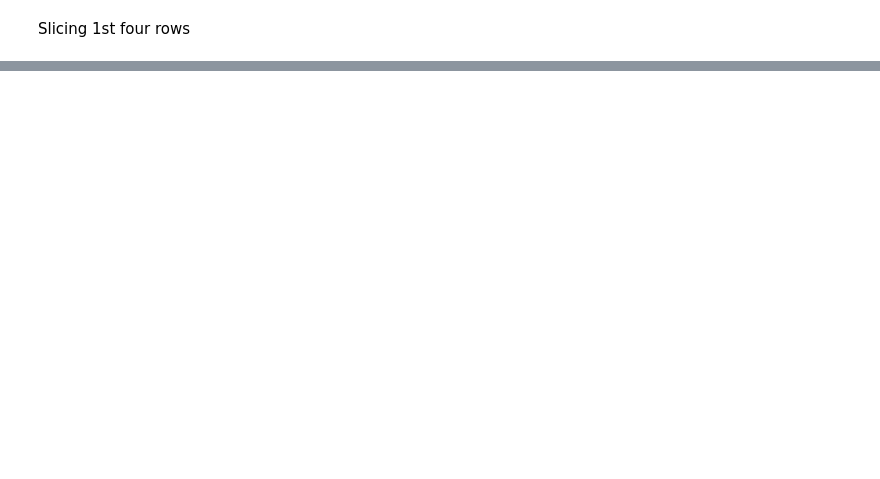
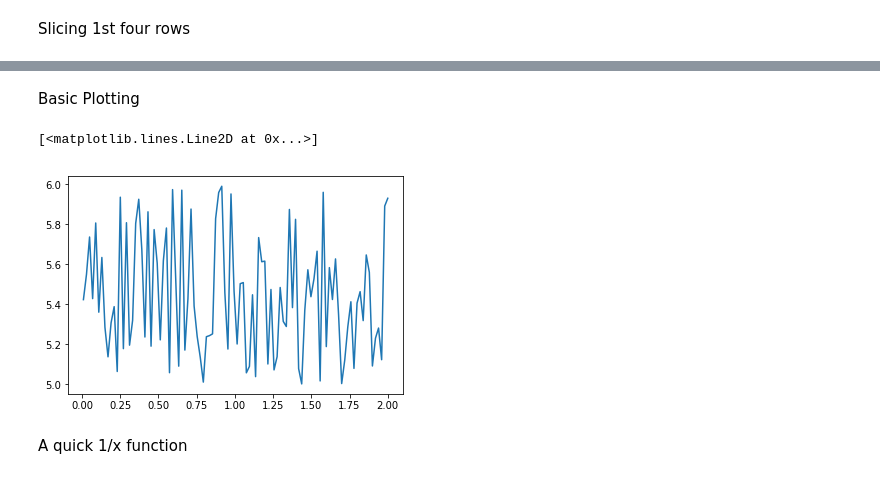
Before and after one commit to tcapelle/python_ines, a Jupyter notebook: Intro.ipynb, the cells around one changed output, grey strips where cells are left out. Drawn from its saved outputs; the diff is of its cells as text; code cells hidden in the pictures; blank space fills up the shorter version.

```diff
--- a/Intro.ipynb
+++ b/Intro.ipynb
@@ -105,0 +87,2 @@ array([[ 0,  1,  2,  3,  4,  5,  6,  7,  8,  9, 10, 11, 12, 13, 14, 15, 16, 17,
+# %% [markdown]
+Basic Plotting
@@ -105,0 +91,9 @@ array([[ 0,  1,  2,  3,  4,  5,  6,  7,  8,  9, 10, 11, 12, 13, 14, 15, 16, 17,
+# %%
+x = np.linspace(0.01, 2, 100)
+y = np.random.random(100)+5
+plt.plot(x,y)
+# %% [output]
+[<matplotlib.lines.Line2D at 0x...>]
+[figure, added]
+# %% [markdown]
+A quick 1/x function
```
Also changed, not shown: parts of 68 cells of this notebook, 1 other file.
